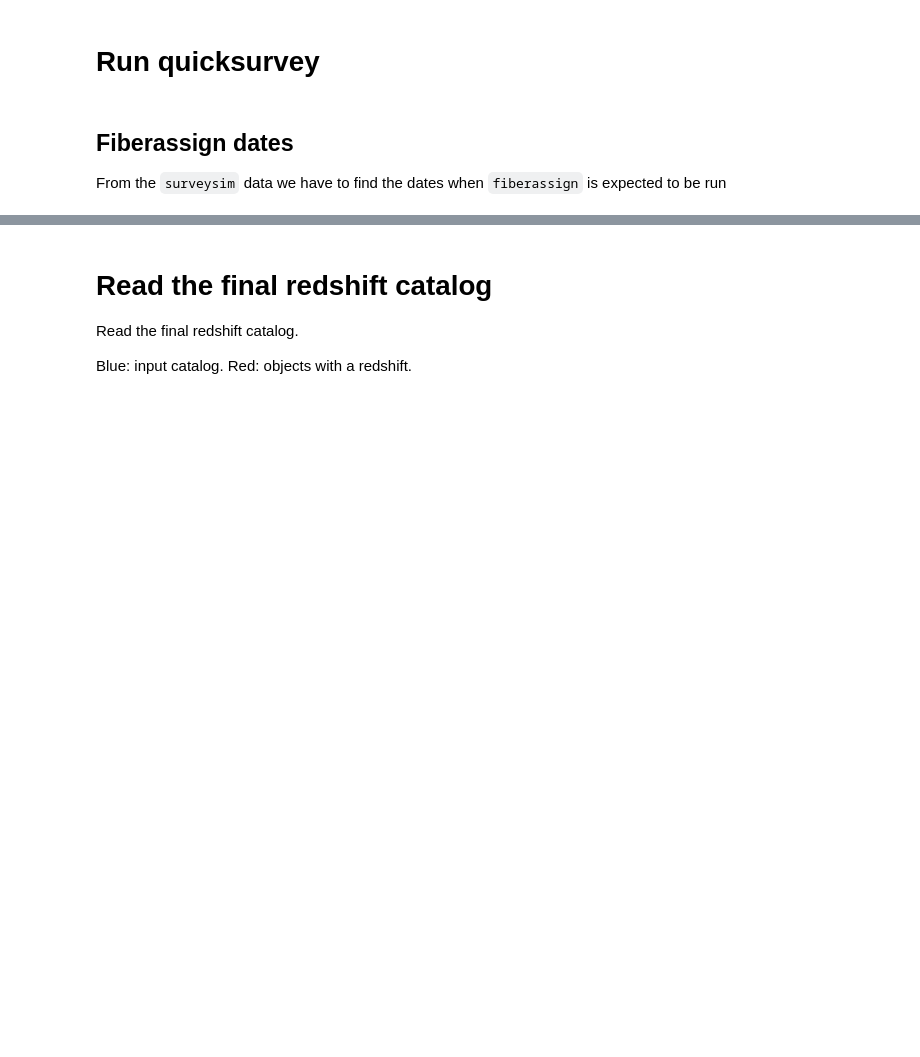
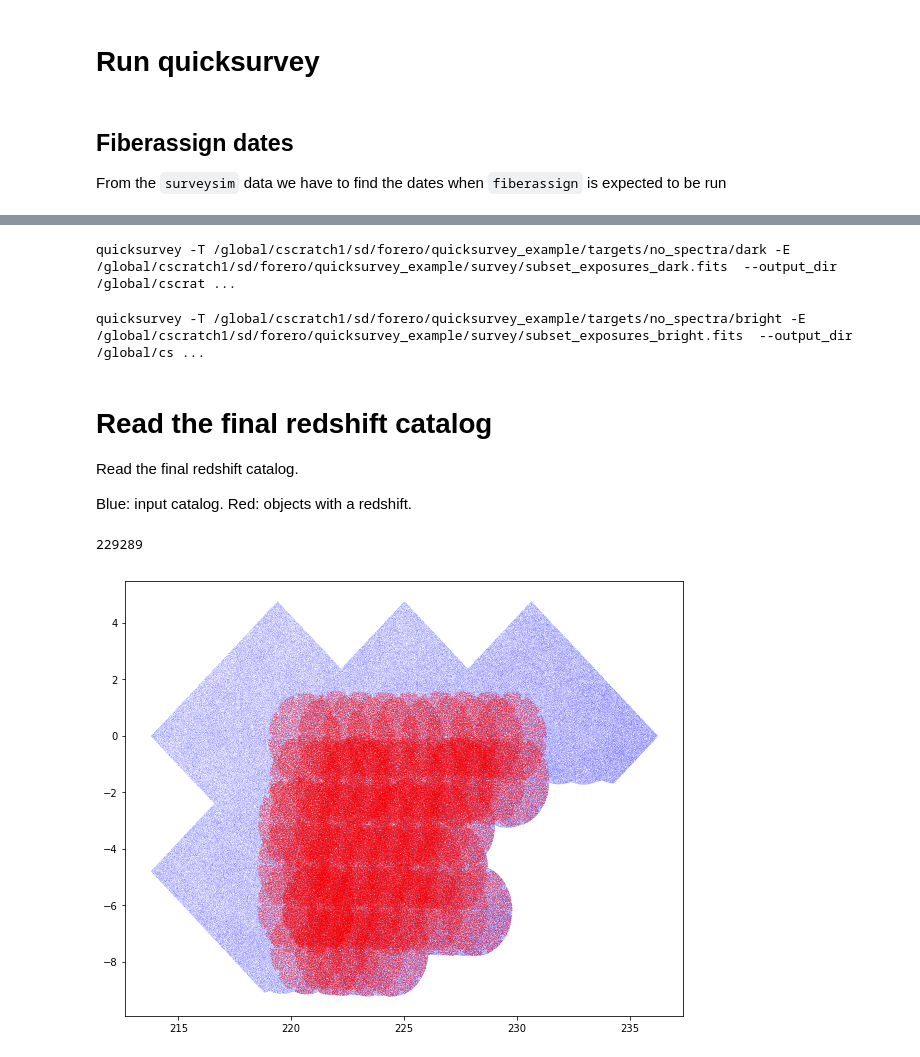
Before and after one commit to desihub/quicksurvey_example, a Jupyter notebook: readme.ipynb, the cells around one changed output, grey strips where cells are left out. Saved outputs shown, nothing was run; the diff lists cells and outputs as text; code cells hidden in the pictures; blank space fills up the shorter version.

```diff
--- a/readme.ipynb
+++ b/readme.ipynb
@@ -250,12 +280,25 @@ quicksurvey_cmd = "quicksurvey -T {targetdir} -E {exposures}  --output_dir {outp
 quicksurvey_cmd += " -t {fiberassign_template} -D {fiberassign_dates}"
 
 cmd = quicksurvey_cmd.format(targetdir=alldirs['darktargetdir'],
-                            exposures=alldirs['surveydir']+'/mini_exposures_dark.fits',
+                            exposures=alldirs['surveydir']+'/subset_exposures_dark.fits',
                             outputdir=alldirs['zcatdarkdir'],
                             fiberassign_template=alldirs['fiberassigndir']+'/template_fiberassign_dark.txt',
-                            fiberassign_dates=alldirs['fiberassigndir']+'/fiberassign_dates_dark.txt')
-print('# Copy and paste this command into a login terminal:\n')
+                            fiberassign_dates=alldirs['fiberassigndir']+'/subset_dark_fiberassign_dates.txt')
 print(cmd)
+# %% [output]
+quicksurvey -T /global/cscratch1/sd/forero/quicksurvey_example/targets/no_spectra/dark -E /global/cscratch1/sd/forero/quicksurvey_example/survey/subset_exposures_dark.fits  --output_dir /global/cscrat ...
+# %%
+quicksurvey_cmd = "quicksurvey -T {targetdir} -E {exposures}  --output_dir {outputdir} -f $(which fiberassign)"
+quicksurvey_cmd += " -t {fiberassign_template} -D {fiberassign_dates}"
+
+cmd = quicksurvey_cmd.format(targetdir=alldirs['brighttargetdir'],
+                            exposures=alldirs['surveydir']+'/subset_exposures_bright.fits',
+                            outputdir=alldirs['zcatbrightdir'],
+                            fiberassign_template=alldirs['fiberassigndir']+'/template_fiberassign_bright.txt',
+                            fiberassign_dates=alldirs['fiberassigndir']+'/subset_bright_fiberassign_dates.txt')
+print(cmd)
+# %% [output]
+quicksurvey -T /global/cscratch1/sd/forero/quicksurvey_example/targets/no_spectra/bright -E /global/cscratch1/sd/forero/quicksurvey_example/survey/subset_exposures_bright.fits  --output_dir /global/cs ...
 # %% [markdown]
 # Read the final redshift catalog
 
@@ -264,11 +307,15 @@ Read the final redshift catalog.
 Blue: input catalog.
 Red: objects with a redshift.
 # %%
-zcatfilename = os.path.join(alldirs['zcatdarkdir'],'3/zcat.fits')
+zcatfilename = os.path.join(alldirs['zcatdarkdir'],'6/zcat.fits')
 zcat     = fitsio.read(zcatfilename)
+mtl     = fitsio.read(os.path.join(alldirs['darktargetdir'],'mtl.fits'))
 zcat_in_mtl = np.in1d(mtl['TARGETID'], zcat['TARGETID'])
 plt.figure(figsize=(10,8))
 plt.scatter(mtl['RA'], mtl['DEC'], c='b', alpha=0.1, s=0.01)
 plt.scatter(mtl[zcat_in_mtl]['RA'], mtl[zcat_in_mtl]['DEC'], c='r', alpha=0.4, s=0.05)
 print(np.count_nonzero(zcat_in_mtl))
+# %% [output]
+229289
+[figure, added]
 # %%
```
Also changed, not shown: parts of 12 cells of this notebook.
